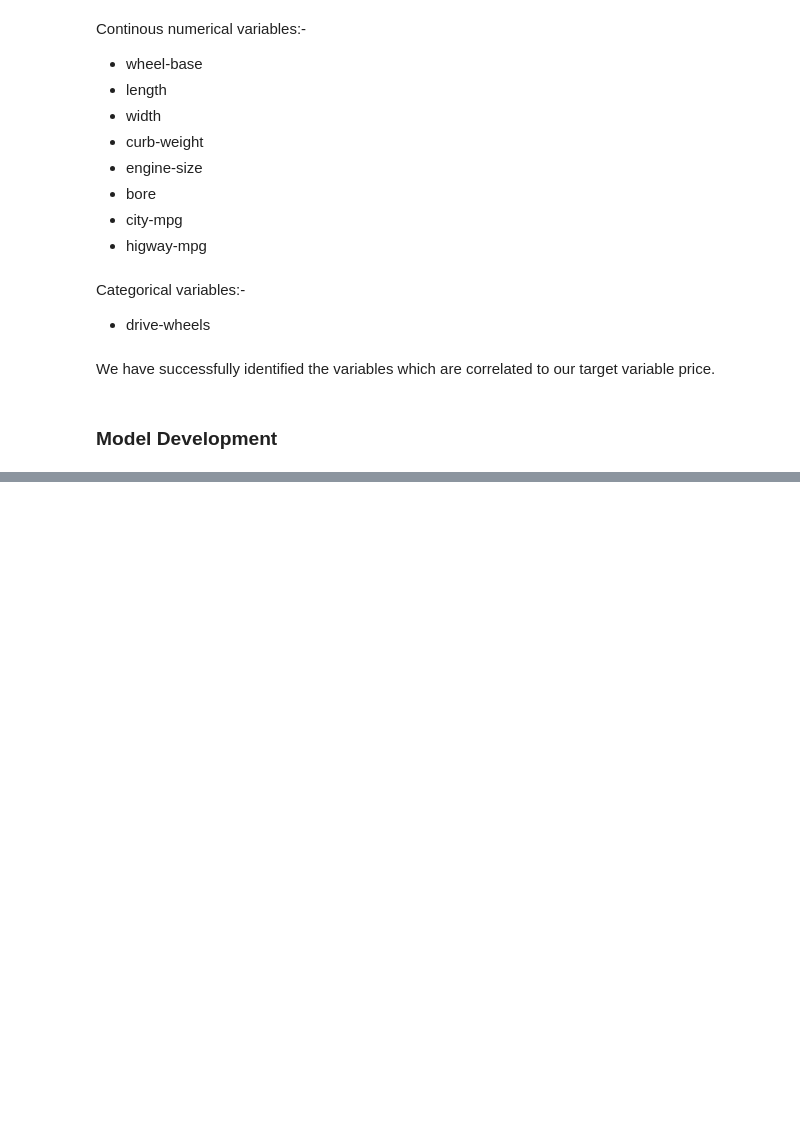
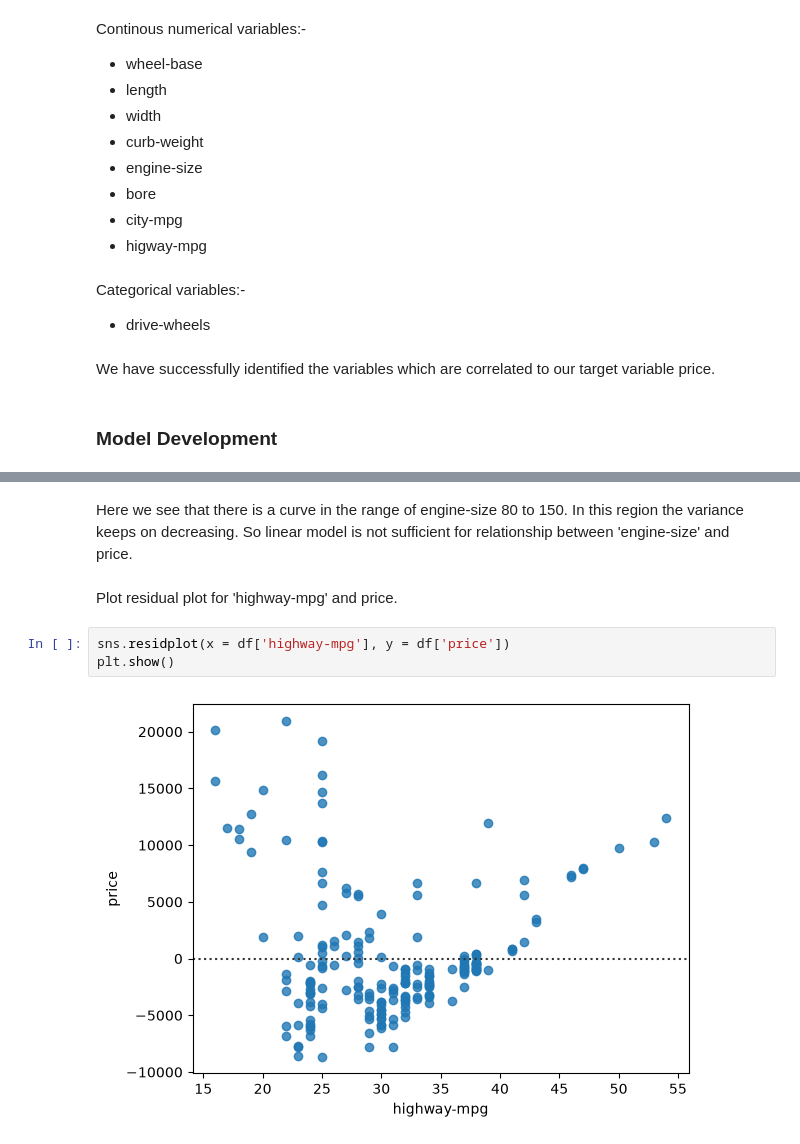
Before and after one commit to Sudhanshu-011/car-price-prediction-ml, a Jupyter notebook: carPricePredict.ipynb, the cells around one changed output, grey strips where cells are left out. Cells and saved outputs as stored; diff of their text form; blank space fills up the shorter version.

```diff
--- a/carPricePredict.ipynb
+++ b/carPricePredict.ipynb
@@ -827,0 +1034,9 @@ We have successfully identified the variables which are correlated to our target
+# %% [markdown]
+Here we see that there is a curve in the range of engine-size 80 to 150. In this region the variance keeps on decreasing. So linear model is not sufficient for relationship between 'engine-size' and price.
+# %% [markdown]
+Plot residual plot for 'highway-mpg' and price.
+# %%
+sns.residplot(x = df['highway-mpg'], y = df['price'])
+plt.show()
+# %% [output]
+[figure, added]
```
Also changed, not shown: parts of 111 cells of this notebook.
